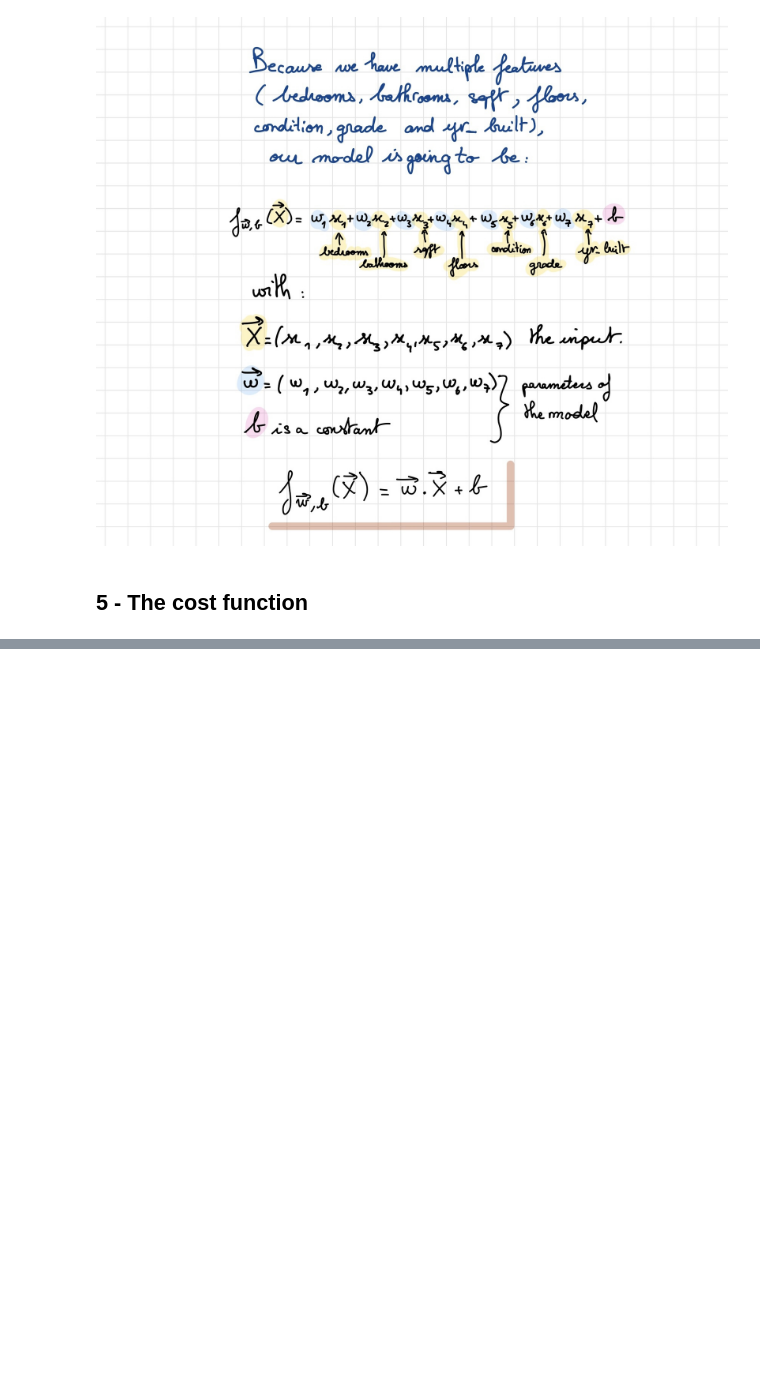
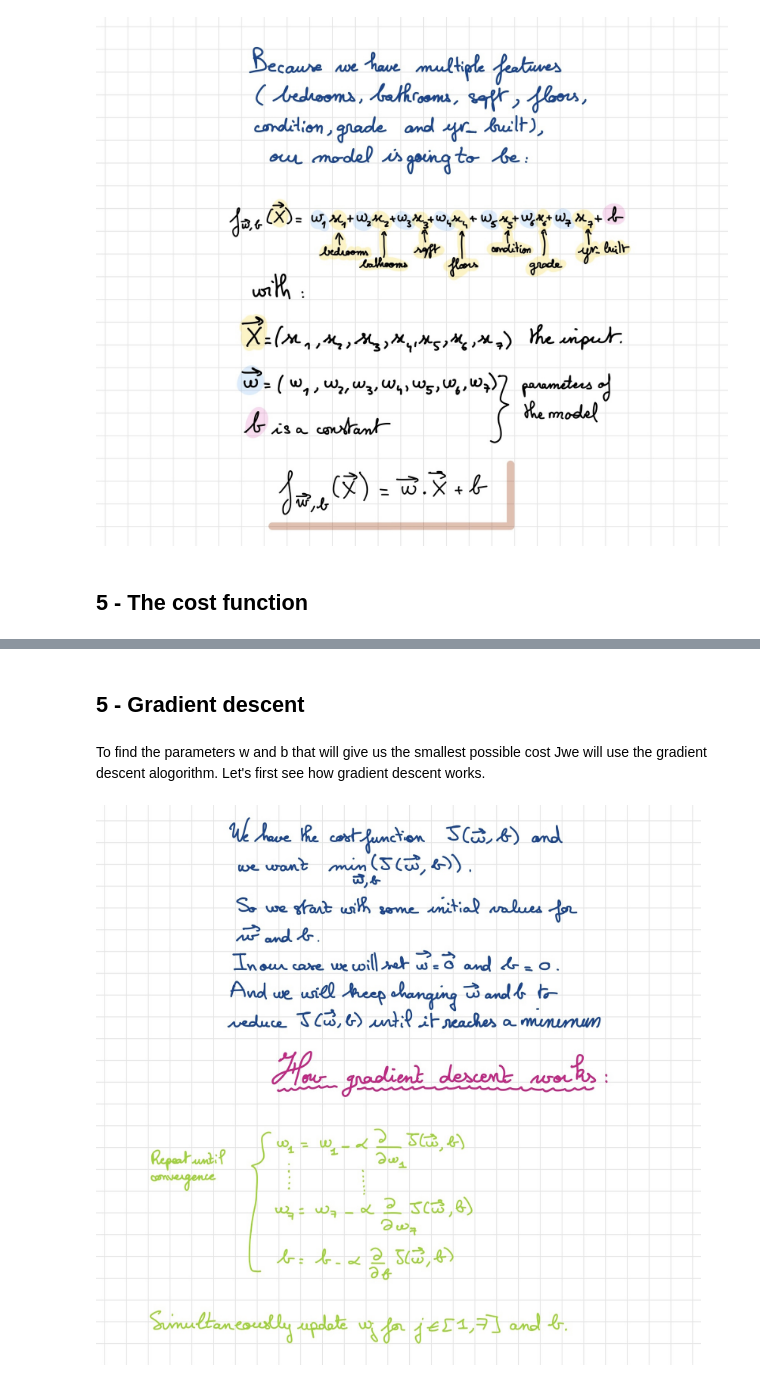
Before and after one commit to sorayapnblm/HousePricePredictionLinearRegression, a Jupyter notebook: notebook.ipynb, the cells around one changed output, grey strips where cells are left out. Cells and saved outputs as stored; diff of their text form; code cells hidden in the pictures; blank space fills up the shorter version.

Commit message:
Add the "Gradient descent" part

```diff
--- a/notebook.ipynb
+++ b/notebook.ipynb
@@ -87,0 +126,10 @@ display(Image(filename='Note-1.png'))
+# %% [markdown]
+<h2>5 - Gradient descent</h2>
+# %% [markdown]
+To find the parameters w and b that will give us the smallest possible cost Jwe will use the gradient descent alogorithm.
+Let's first see how gradient descent works.
+# %%
+# Display the image "Note-3.png"
+display(Image(filename='Note-3.png'))
+# %% [output]
+[figure, added]
```
Also changed, not shown: parts of 16 cells of this notebook.
